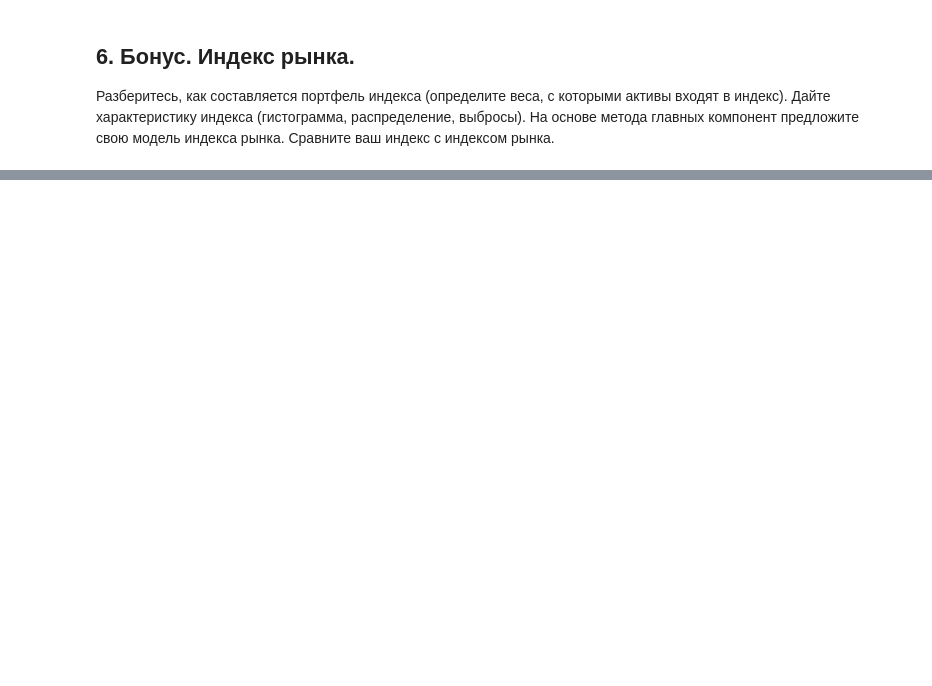
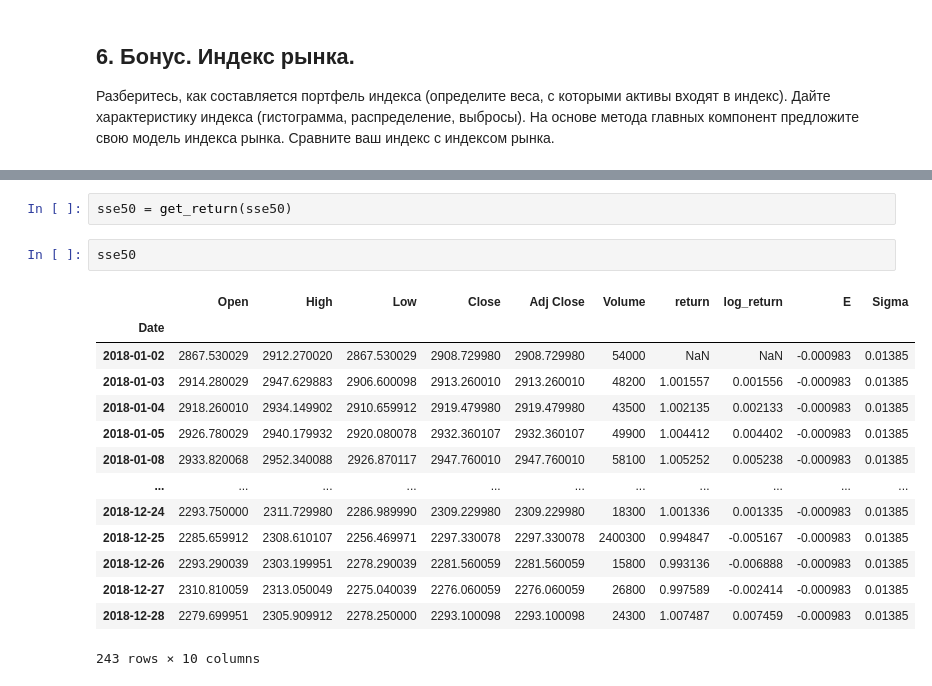
Before and after one commit to CodeSopranos/lab-2-financial-operations, a Jupyter notebook: report.ipynb, the cells around one changed output, grey strips where cells are left out. Saved outputs shown, nothing was run; the diff lists cells and outputs as text; blank space fills up the shorter version.

```diff
--- a/report.ipynb
+++ b/report.ipynb
@@ -511,0 +542,19 @@ def
+# %%
+sse50 = get_return(sse50)
+# %%
+sse50
+# %% [output]
+|  | Open | High | Low | Close | Adj Close | Volume | return | log_return | E | Sigma |
+| Date |  |  |  |  |  |  |  |  |  |  |
+| 2018-01-02 | 2867.530029 | 2912.270020 | 2867.530029 | 2908.729980 | 2908.729980 | 54000 | NaN | NaN | -0.000983 | 0.01385 |
+| 2018-01-03 | 2914.280029 | 2947.629883 | 2906.600098 | 2913.260010 | 2913.260010 | 48200 | 1.001557 | 0.001556 | -0.000983 | 0.01385 |
+| 2018-01-04 | 2918.260010 | 2934.149902 | 2910.659912 | 2919.479980 | 2919.479980 | 43500 | 1.002135 | 0.002133 | -0.000983 | 0.01385 |
+| 2018-01-05 | 2926.780029 | 2940.179932 | 2920.080078 | 2932.360107 | 2932.360107 | 49900 | 1.004412 | 0.004402 | -0.000983 | 0.01385 |
+| 2018-01-08 | 2933.820068 | 2952.340088 | 2926.870117 | 2947.760010 | 2947.760010 | 58100 | 1.005252 | 0.005238 | -0.000983 | 0.01385 |
+| ... | ... | ... | ... | ... | ... | ... | ... | ... | ... | ... |
+| 2018-12-24 | 2293.750000 | 2311.729980 | 2286.989990 | 2309.229980 | 2309.229980 | 18300 | 1.001336 | 0.001335 | -0.000983 | 0.01385 |
+| 2018-12-25 | 2285.659912 | 2308.610107 | 2256.469971 | 2297.330078 | 2297.330078 | 2400300 | 0.994847 | -0.005167 | -0.000983 | 0.01385 |
+| 2018-12-26 | 2293.290039 | 2303.199951 | 2278.290039 | 2281.560059 | 2281.560059 | 15800 | 0.993136 | -0.006888 | -0.000983 | 0.01385 |
+| 2018-12-27 | 2310.810059 | 2313.050049 | 2275.040039 | 2276.060059 | 2276.060059 | 26800 | 0.997589 | -0.002414 | -0.000983 | 0.01385 |
+| 2018-12-28 | 2279.699951 | 2305.909912 | 2278.250000 | 2293.100098 | 2293.100098 | 24300 | 1.007487 | 0.007459 | -0.000983 | 0.01385 |
+243 rows × 10 columns
```
Also changed, not shown: parts of 17 cells of this notebook.
